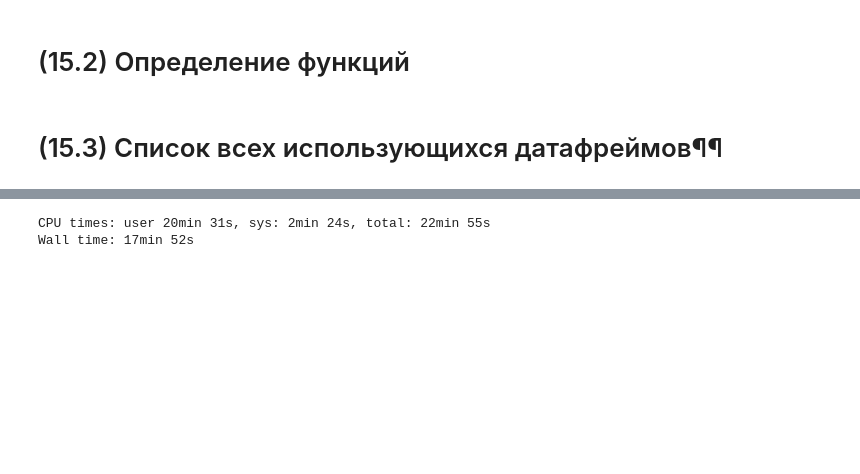
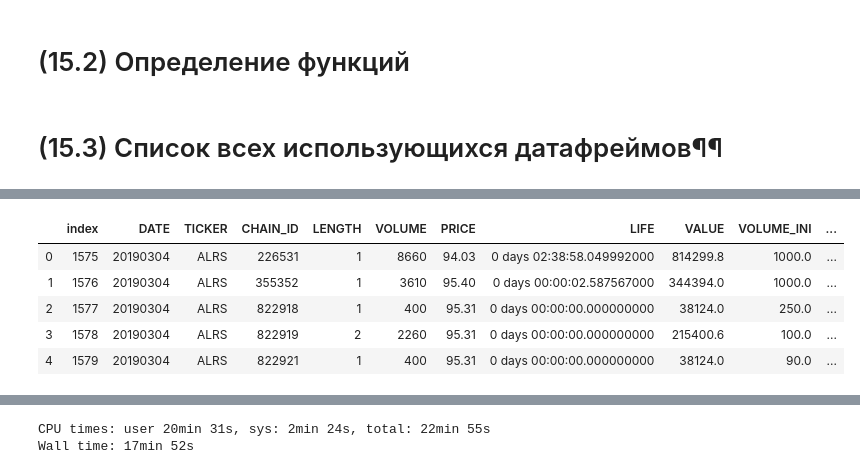
Before and after one commit to katya-luzina/master_thesis, a Jupyter notebook: 5. обновление ордерлога данными по выявленным айсберг-заявкам и цепочкам айсберг-заявок.ipynb, the cells around one changed output, grey strips where cells are left out. Cells and saved outputs as stored; diff of their text form; code cells hidden in the pictures; blank space fills up the shorter version.

```diff
--- a/5. обновление ордерлога данными по выявленным айсберг-заявкам и цепочкам айсберг-заявок.ipynb
+++ b/5. обновление ордерлога данными по выявленным айсберг-заявкам и цепочкам айсберг-заявок.ipynb
@@ -80,0 +176,10 @@ dtype: object
+# %%
+# читаем данные по цепочкам
+# chain_results - список всех orderno, которые были включены в цепочку с указанием цепочки, в которую они были включены
+chain_results = pd.read_csv('chain_results.csv', header = 0)
+# читаем данные по основным характеристикам цепочек
+# all_day_chain - список всех цепочек с указанием их метрик
+all_day_chain = pd.read_csv('all_day_chain.csv', header = 0)
+# %%
+chain_results_instr_day = chain_results[(chain_results.TICKER == ticker)&(chain_results.DATE == int(date))].reset_index()
+all_day_chain_instr_day = all_day_chain[(all_day_chain.TICKER == ticker)&(chain_results.DATE == int(date))].reset_index()
@@ -80,0 +195,10 @@ dtype: object
+# %%
+test = all_day_chain_instr_day.head(5)
+test
+# %% [output]
+|  | index | DATE | TICKER | CHAIN_ID | LENGTH | VOLUME | PRICE | LIFE | VALUE | VOLUME_INI | ... |
+| 0 | 1575 | 20190304 | ALRS | 226531 | 1 | 8660 | 94.03 | 0 days 02:38:58.049992000 | 814299.8 | 1000.0 | ... |
+| 1 | 1576 | 20190304 | ALRS | 355352 | 1 | 3610 | 95.40 | 0 days 00:00:02.587567000 | 344394.0 | 1000.0 | ... |
+| 2 | 1577 | 20190304 | ALRS | 822918 | 1 | 400 | 95.31 | 0 days 00:00:00.000000000 | 38124.0 | 250.0 | ... |
+| 3 | 1578 | 20190304 | ALRS | 822919 | 2 | 2260 | 95.31 | 0 days 00:00:00.000000000 | 215400.6 | 100.0 | ... |
+| 4 | 1579 | 20190304 | ALRS | 822921 | 1 | 400 | 95.31 | 0 days 00:00:00.000000000 | 38124.0 | 90.0 | ... |
```
Also changed, not shown: parts of 21 cells of this notebook.
